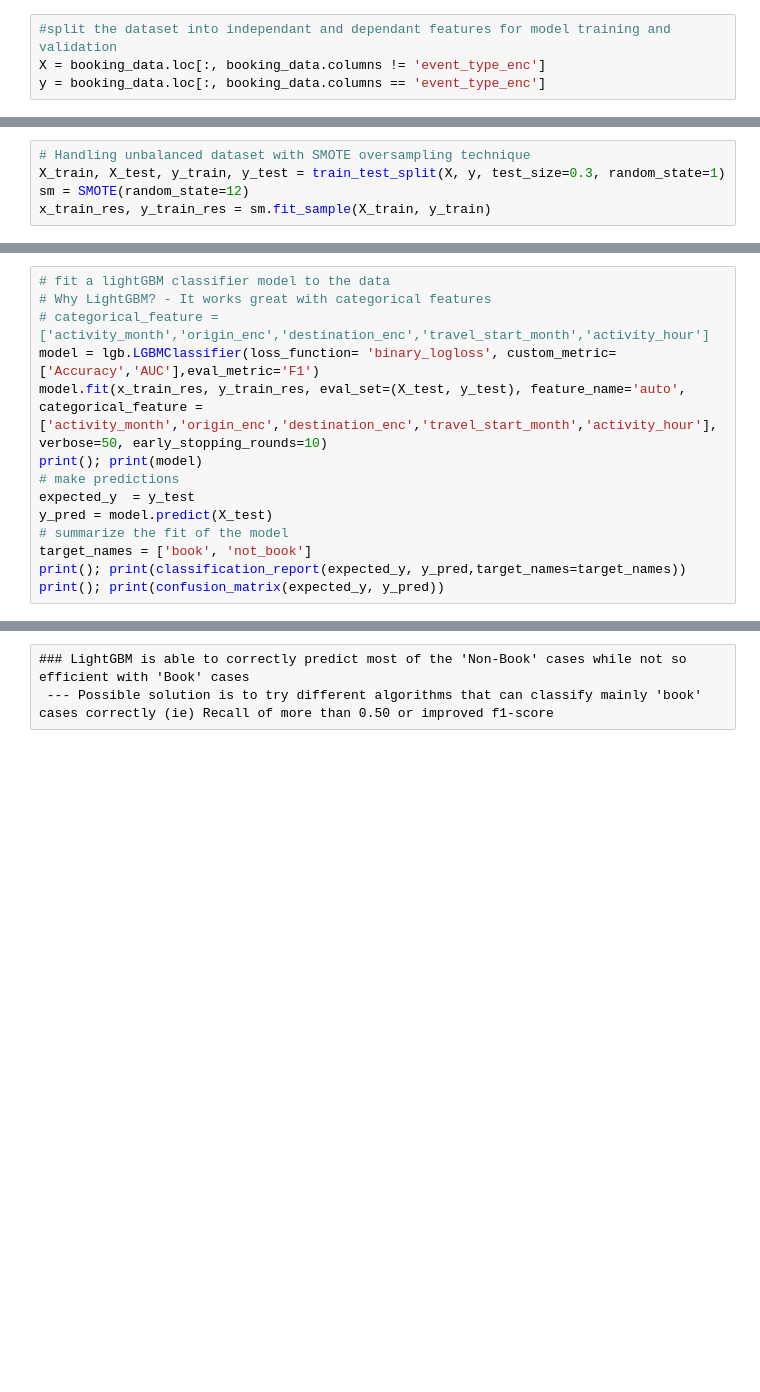
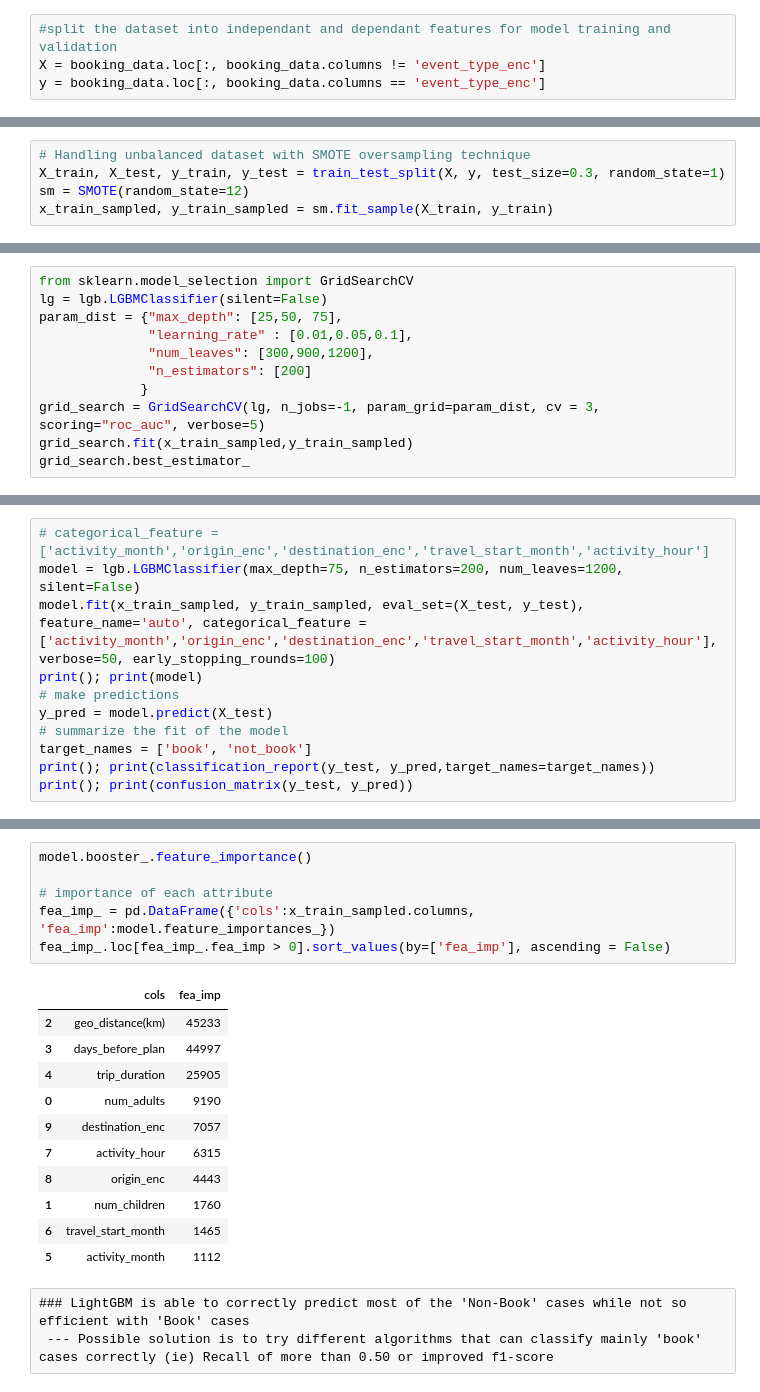
Before and after one commit to sreeramRJ/airline_booking_prediction_classification, a Jupyter notebook: notebooks/booking_prediction.ipynb, the cells around one changed output, grey strips where cells are left out. Drawn from its saved outputs; the diff is of its cells as text; blank space fills up the shorter version.

```diff
--- a/notebooks/booking_prediction.ipynb
+++ b/notebooks/booking_prediction.ipynb
@@ -243,4 +212,4 @@ Feature 9: 46.678883
 # Handling unbalanced dataset with SMOTE oversampling technique
 X_train, X_test, y_train, y_test = train_test_split(X, y, test_size=0.3, random_state=1)
 sm = SMOTE(random_state=12)
-x_train_res, y_train_res = sm.fit_sample(X_train, y_train)
+x_train_sampled, y_train_sampled = sm.fit_sample(X_train, y_train)
@@ -246,0 +221,11 @@ x_train_res, y_train_res = sm.fit_sample(X_train, y_train)
+# %%
+from sklearn.model_selection import GridSearchCV
+lg = lgb.LGBMClassifier(silent=False)
+param_dist = {"max_depth": [25,50, 75],
+              "learning_rate" : [0.01,0.05,0.1],
+              "num_leaves": [300,900,1200],
+              "n_estimators": [200]
+             }
+grid_search = GridSearchCV(lg, n_jobs=-1, param_grid=param_dist, cv = 3, scoring="roc_auc", verbose=5)
+grid_search.fit(x_train_sampled,y_train_sampled)
+grid_search.best_estimator_
@@ -247,15 +247,12 @@ x_train_res, y_train_res = sm.fit_sample(X_train, y_train)
 # %%
-# fit a lightGBM classifier model to the data
-# Why LightGBM? - It works great with categorical features
 # categorical_feature = ['activity_month','origin_enc','destination_enc','travel_start_month','activity_hour']
-model = lgb.LGBMClassifier(loss_function= 'binary_logloss', custom_metric=['Accuracy','AUC'],eval_metric='F1')
-model.fit(x_train_res, y_train_res, eval_set=(X_test, y_test), feature_name='auto', categorical_feature = ['activity_month','origin_enc','destination_enc','travel_start_month','activity_hour'], verbose=50, early_stopping_rounds=10)
+model = lgb.LGBMClassifier(max_depth=75, n_estimators=200, num_leaves=1200, silent=False)
+model.fit(x_train_sampled, y_train_sampled, eval_set=(X_test, y_test), feature_name='auto', categorical_feature = ['activity_month','origin_enc','destination_enc','travel_start_month','activity_hour'], verbose=50, early_stopping_rounds=100)
 print(); print(model)
 # make predictions
-expected_y  = y_test
 y_pred = model.predict(X_test)
 # summarize the fit of the model
 target_names = ['book', 'not_book']
-print(); print(classification_report(expected_y, y_pred,target_names=target_names))
-print(); print(confusion_matrix(expected_y, y_pred))
+print(); print(classification_report(y_test, y_pred,target_names=target_names))
+print(); print(confusion_matrix(y_test, y_pred))
 # %% [output]
@@ -279,3 +278,21 @@ LGBMClassifier(custom_metric=['Accuracy', 'AUC'], eval_metric='F1',
+# %%
+model.booster_.feature_importance()
+
+# importance of each attribute
+fea_imp_ = pd.DataFrame({'cols':x_train_sampled.columns, 'fea_imp':model.feature_importances_})
+fea_imp_.loc[fea_imp_.fea_imp > 0].sort_values(by=['fea_imp'], ascending = False)
+# %% [output]
+|  | cols | fea_imp |
+| 2 | geo_distance(km) | 45233 |
+| 3 | days_before_plan | 44997 |
+| 4 | trip_duration | 25905 |
+| 0 | num_adults | 9190 |
+| 9 | destination_enc | 7057 |
+| 7 | activity_hour | 6315 |
+| 8 | origin_enc | 4443 |
+| 1 | num_children | 1760 |
+| 6 | travel_start_month | 1465 |
+| 5 | activity_month | 1112 |
 # %% [raw]
 ### LightGBM is able to correctly predict most of the 'Non-Book' cases while not so efficient with 'Book' cases
  --- Possible solution is to try different algorithms that can classify mainly 'book' cases correctly (ie) Recall of more than 0.50 or improved f1-score
```
Also changed, not shown: parts of 15 cells of this notebook, 6 other files.
